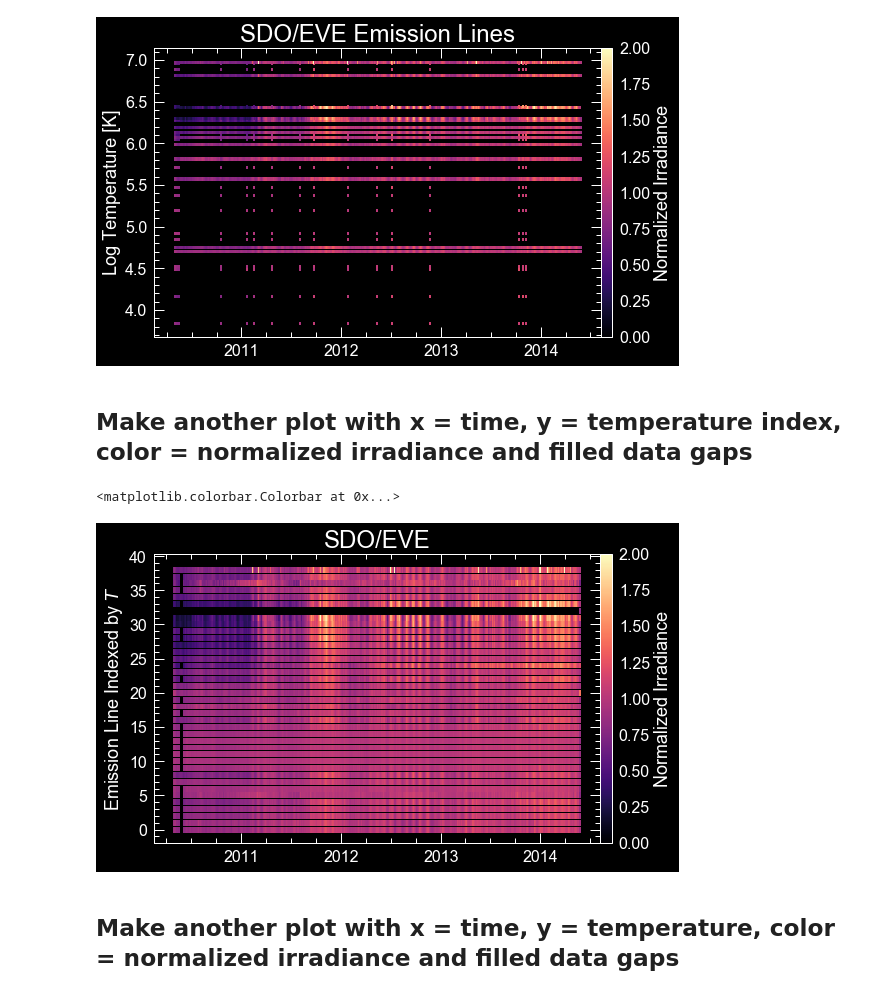
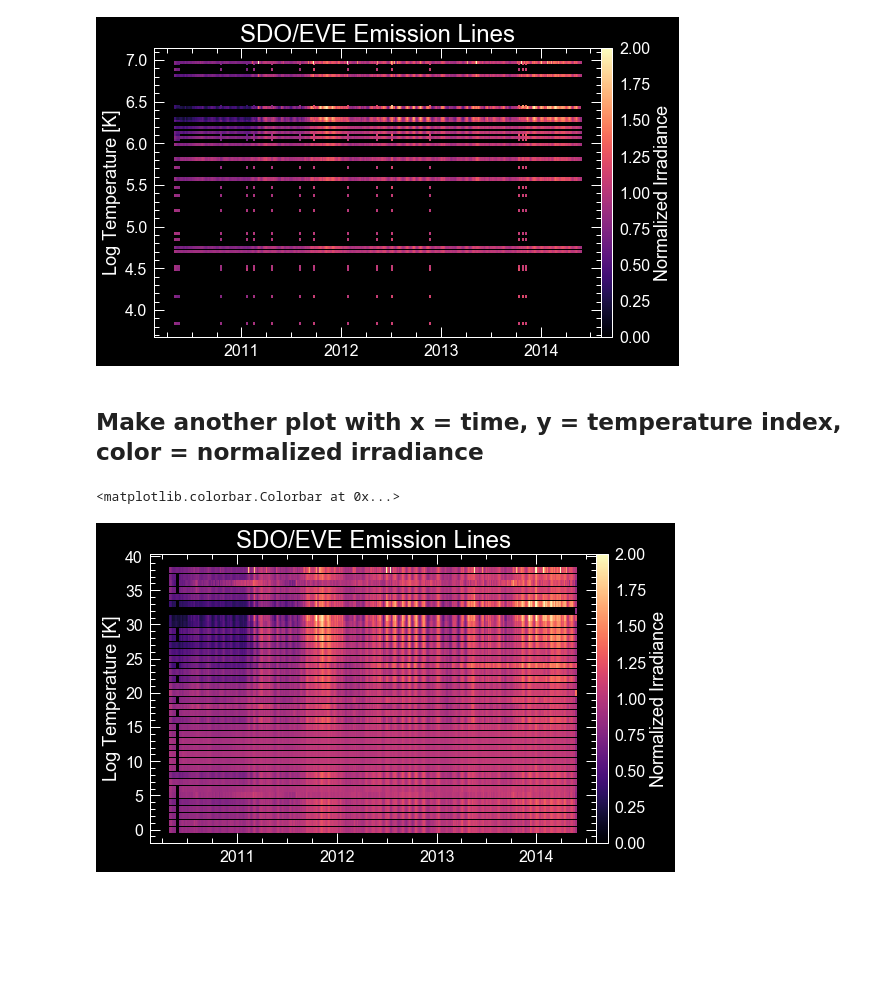
Before and after one commit to jmason86/James-s-EVE-Dimming-Index-JEDI, a Jupyter notebook: explore_plot_all_eve_lines_data.ipynb, the cells around one changed output. Saved outputs shown, nothing was run; the diff lists cells and outputs as text; code cells hidden in the pictures; blank space fills up the shorter version.

Commit message:
Removed plots with artificially inflated data gaps

```diff
--- a/explore_plot_all_eve_lines_data.ipynb
+++ b/explore_plot_all_eve_lines_data.ipynb
@@ -99,7 +99,7 @@ for i in range(39):
 # Can't see all 2 million points in time on the plot anyway
 subsample = 1000
 intensity_subsampled = block_reduce(intensity, block_size=(subsample, 1), func=np.max)
-intensity_norm_subsampled = block_reduce(intensity_norm, block_size=(subsample, 1), func=np.mean)
+intensity_norm_subsampled = block_reduce(intensity_norm, block_size=(subsample, 1), func=np.nanmean)
 time_subsampled = time[0:-1:subsample]
 # %%
 for wave_index in range(39):
@@ -174,16 +164,0 @@ time_subsampled = time[0:-1:subsample]
-# %%
-for wave_index in range(39):
-    p = plt.scatter(time_subsampled, np.repeat(wave_index, len(time_subsampled)),
-                    c=intensity_norm_subsampled[:, wave_index],
-                    cmap=plt.cm.magma, marker='|', s=35, edgecolor='none')
-    plt.clim(0, 2)#np.nanmax(intensity_norm_subsampled))
-
-fig = plt.gcf()
-ax = plt.gca()
-fmtr = dates.DateFormatter("%Y")
-ax.xaxis.set_major_formatter(fmtr)
-ax.xaxis.set_major_locator(dates.YearLocator())
-plt.ylabel('Emission Line Indexed by $\lambda$')
-plt.title('SDO/EVE')
-cbar_ax = fig.add_axes([0.90, 0.15, 0.02, 0.73])
-fig.colorbar(p, label='Normalized Irradiance', cax=cbar_ax)
@@ -227,31 +197,23 @@ fig.colorbar(p, label='Normalized Irradiance', cax=cbar_ax)
 <matplotlib.colorbar.Colorbar at 0x...>
 [figure]
 # %% [markdown]
-## Make another plot with x = time, y = temperature index, color = normalized irradiance and filled data gaps
+## Make another plot with x = time, y = temperature index, color = normalized irradiance
-# %%
-# Smooth and subsample the data to dramatically decrease plotting time
-# Can't see all 2 million points in time on the plot anyway
-subsample = 1000
-intensity_norm_subsampled = block_reduce(intensity_norm, block_size=(subsample, 1), func=np.nanmean)
-time_subsampled = time[0:-1:subsample]
 # %%
 for wave_index in range(39):
     p = plt.scatter(time_subsampled, np.repeat(wave_index, len(time_subsampled)),
                     c=intensity_norm_subsampled[:, wave_index],
                     cmap=plt.cm.magma, marker='|', s=35, edgecolor='none')
     plt.clim(0, 2)#np.nanmin(intensity_norm_subsampled), np.nanmax(intensity_norm_subsampled))
 
 fig = plt.gcf()
 ax = plt.gca()
 fmtr = dates.DateFormatter("%Y")
 ax.xaxis.set_major_formatter(fmtr)
 ax.xaxis.set_major_locator(dates.YearLocator())
-plt.ylabel('Emission Line Indexed by $T$')
-plt.title('SDO/EVE')
+plt.ylabel('Log Temperature [K]')
+plt.title('SDO/EVE Emission Lines')
 cbar_ax = fig.add_axes([0.90, 0.15, 0.02, 0.73])
 fig.colorbar(p, label='Normalized Irradiance', cax=cbar_ax)
 # %% [output]
 <matplotlib.colorbar.Colorbar at 0x...>
-[figure, old version]
+[figure, new version]
-# %% [markdown]
-## Make another plot with x = time, y = temperature, color = normalized irradiance and filled data gaps
```
Also changed, not shown: parts of 5 cells of this notebook.
